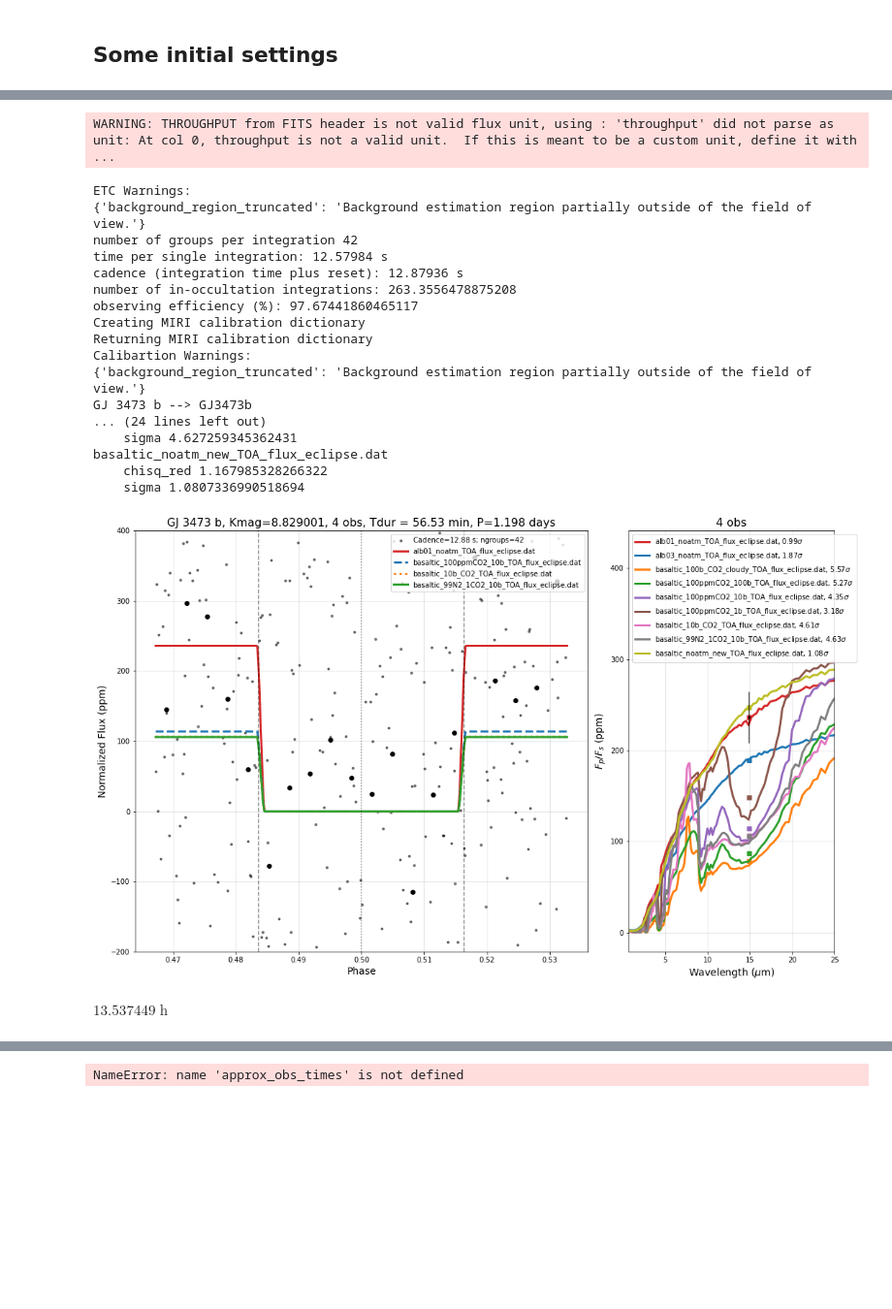
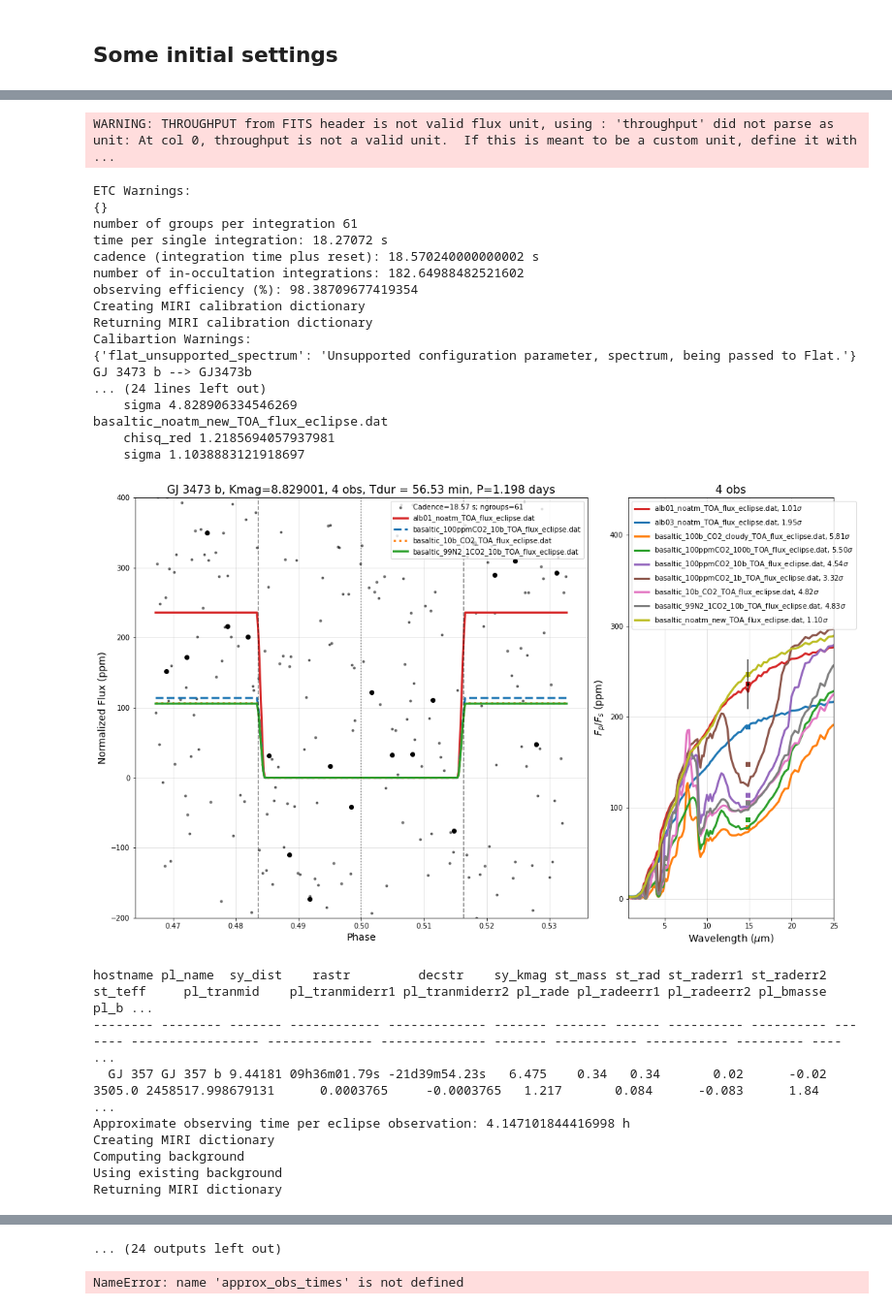
Before and after one commit to hdiamondlowe/jwst_rockyplanetoccultations, a Jupyter notebook: pandeia_etc_miri_imaging_ts.ipynb, the cells around one changed output, grey strips where cells are left out. Shown at 97% size. Drawn from its saved outputs; the diff is of its cells as text; code cells hidden in the pictures; blank space fills up the shorter version.

Commit message:
SPHINX models can be included in pandeia calculation

```diff
--- a/pandeia_etc_miri_imaging_ts.ipynb
+++ b/pandeia_etc_miri_imaging_ts.ipynb
@@ -165,7 +181,8 @@ def make_miri_calib_dict(miri_dict):
 
     miri_imaging_ts_calibration['scene'][0]['spectrum']['sed']['sed_type']     = 'flat'
     miri_imaging_ts_calibration['scene'][0]['spectrum']['sed']['unit']         = 'flam'
-    miri_imaging_ts_calibration['scene'][0]['spectrum']['sed'].pop('key')
+    try: miri_imaging_ts_calibration['scene'][0]['spectrum']['sed'].pop('key')
+    except(KeyError): pass
 
     miri_imaging_ts_calibration['scene'][0]['spectrum']['normalization']['type']          = 'at_lambda'
     miri_imaging_ts_calibration['scene'][0]['spectrum']['normalization']['norm_wave']     = 2
@@ -285,7 +302,9 @@ def calc_significance(chisq, dof):
     # this website has some figures that helped me figure this out: http://work.thaslwanter.at/Stats/html/statsDistributions.html
     return stats.norm.isf((stats.chi2.sf(chisq, dof))/2.)
 # %%
-def process_target(targ, ndraws=1000, Fp_Fs_from_model=False, Albedos=[], display_figure=True, save_figure=False):
+def process_target(targ, ndraws=1000, Fp_Fs_from_model=False, Albedos=[],
+                   stellar_spec='default', input_spec_path='',
+                   display_figure=True, save_figure=False):
     print(targ)
 
     try:
@@ -294,7 +313,7 @@ def process_target(targ, ndraws=1000, Fp_Fs_from_model=False, Albedos=[], displa
         nobs = targ['nobs']
 
     except:
-        print('*** Using dfault filter=f1500w, subarray=sub256, and nobs=4***')
+        print('*** Using dfault filter=f1500w, subarray=sub256, nobs=1***')
         filter = 'f1500w'
         subarray = 'sub256'
         nobs = 4
@@ -320,14 +339,18 @@ def process_target(targ, ndraws=1000, Fp_Fs_from_model=False, Albedos=[], displa
     noccultations = 1       # can always scale later
     mingroups = 5           # suggested for MIRI Imaging TSO
     expfact_out = 1         # bare minimum of out-of-transit baseline; but will be asking for more so not a big deal
-    frac_fullwell = 0.65       # fraction of the full well to use (I think this is right; fraction of frames before saturation)
+    frac_fullwell = 1.0       # fraction of the full well to use (I think this is right; fraction of frames before saturation)
 
 
     approx_obs_time = (tdur + tfrac*tdur + tsettle + tcharge).to(u.hr)
     print('Approximate observing time per eclipse observation:', approx_obs_time)
 
     # make the pandeia-2.0 dictionary for miri
-    miri_imaging_ts = make_miri_dict(filter, subarray, targ)
+    if stellar_spec =='default': miri_imaging_ts = make_miri_dict(filter, subarray, targ, scene_spec='phoenix', key='m0v', input_spec=[])
+    elif stellar_spec =='input':
+        input_spec = ascii.read(input_spec_path)
+        input_spec = np.array([input_spec['wave(um)'], input_spec['fluxden(mJy)']])
+        miri_imaging_ts = make_miri_dict(filter, subarray, targ, scene_spec='input', input_spec=input_spec)
 
     # below is some of Natasha's code to determine the timing,
     # but for some reason the resulting number of groups is always less than the saturation limit
@@ -544,6 +567,8 @@ def process_target(targ, ndraws=1000, Fp_Fs_from_model=False, Albedos=[], displa
 # can edit csv file as desired
 sample = ascii.read('sample_final.csv')
 print("number of planets", len(sample))
+# fix nobs:
+sample['nobs'] = [4, 1, 2, 1, 3, 2, 2, 3, 4]
 sample
 # %% [output]
 number of planets 9
@@ -568,7 +616,11 @@ Table length=9
 # %%
 %matplotlib inline
-#for targ in sample: process_target(targ, Fp_Fs_from_model=True, Albedos=[], display_figure=True)
-process_target(sample[0], Fp_Fs_from_model=True, Albedos=[], display_figure=True)
+for targ in sample:
+    #targ = sample[0]
+    starname = targ['hostname'].replace(' ', '')
+    input_spec_path = f'{stellar_spec_directory}{starname}_SPHINX_spec.dat'
+    process_target(targ, Fp_Fs_from_model=True, Albedos=[], display_figure=True,
+                   stellar_spec='input', input_spec_path=input_spec_path)
 # %% [output]
 hostname  pl_name  sy_dist    rastr         decstr    sy_kmag  st_mass st_rad st_raderr1 st_raderr2 st_teff   pl_tranmid  pl_tranmiderr1 pl_tranmiderr2 pl_rade pl_radeerr1 pl_radeerr2 pl_bmasse pl_bma ...
 -------- --------- ------- ------------ ------------- -------- ------- ------ ---------- ---------- ------- ------------- -------------- -------------- ------- ----------- ----------- --------- ------ ...
@@ -576,25 +628,32 @@ hostname  pl_name  sy_dist    rastr         decstr    sy_kmag  st_mass st_rad st
 Approximate observing time per eclipse observation: 3.3843623317647884 h
 Creating MIRI dictionary
 Computing background
 Using existing background
 Returning MIRI dictionary
 WARNING: THROUGHPUT from FITS header is not valid flux unit, using : 'throughput' did not parse as unit: At col 0, throughput is not a valid unit.  If this is meant to be a custom unit, define it with ...
 ETC Warnings:
-{'background_region_truncated': 'Background estimation region partially outside of the field of view.'}
-number of groups per integration 42
-time per single integration: 12.57984 s
-cadence (integration time plus reset): 12.87936 s
-number of in-occultation integrations: 263.3556478875208
-observing efficiency (%): 97.67441860465117
+{}
+number of groups per integration 61
+time per single integration: 18.27072 s
+cadence (integration time plus reset): 18.570240000000002 s
+number of in-occultation integrations: 182.64988482521602
+observing efficiency (%): 98.38709677419354
 Creating MIRI calibration dictionary
 Returning MIRI calibration dictionary
 Calibartion Warnings:
-{'background_region_truncated': 'Background estimation region partially outside of the field of view.'}
+{'flat_unsupported_spectrum': 'Unsupported configuration parameter, spectrum, being passed to Flat.'}
 GJ 3473 b --> GJ3473b
 ... (24 lines left out)
-    sigma 4.627259345362431
+    sigma 4.828906334546269
 basaltic_noatm_new_TOA_flux_eclipse.dat
-    chisq_red 1.167985328266322
-    sigma 1.0807336990518694
+    chisq_red 1.2185694057937981
+    sigma 1.1038883121918697
-[figure, old version]
+[figure, new version]
-$13.537449 \; \mathrm{h}$
+hostname pl_name  sy_dist    rastr         decstr    sy_kmag st_mass st_rad st_raderr1 st_raderr2 st_teff     pl_tranmid    pl_tranmiderr1 pl_tranmiderr2 pl_rade pl_radeerr1 pl_radeerr2 pl_bmasse pl_b ...
+-------- -------- ------- ------------ ------------- ------- ------- ------ ---------- ---------- ------- ----------------- -------------- -------------- ------- ----------- ----------- --------- ---- ...
+  GJ 357 GJ 357 b 9.44181 09h36m01.79s -21d39m54.23s   6.475    0.34   0.34       0.02      -0.02  3505.0 2458517.998679131      0.0003765     -0.0003765   1.217       0.084      -0.083      1.84      ...
+Approximate observing time per eclipse observation: 4.147101844416998 h
+Creating MIRI dictionary
+Computing background
+Using existing background
+Returning MIRI dictionary
@@ -601,3 +706,4 @@ $13.537449 \; \mathrm{h}$
+... (24 outputs left out)
 # %%
 print(approx_obs_times)
 np.sum([time.value for time in approx_obs_times])
```
Also changed, not shown: parts of 5 cells of this notebook, 3 other files.
